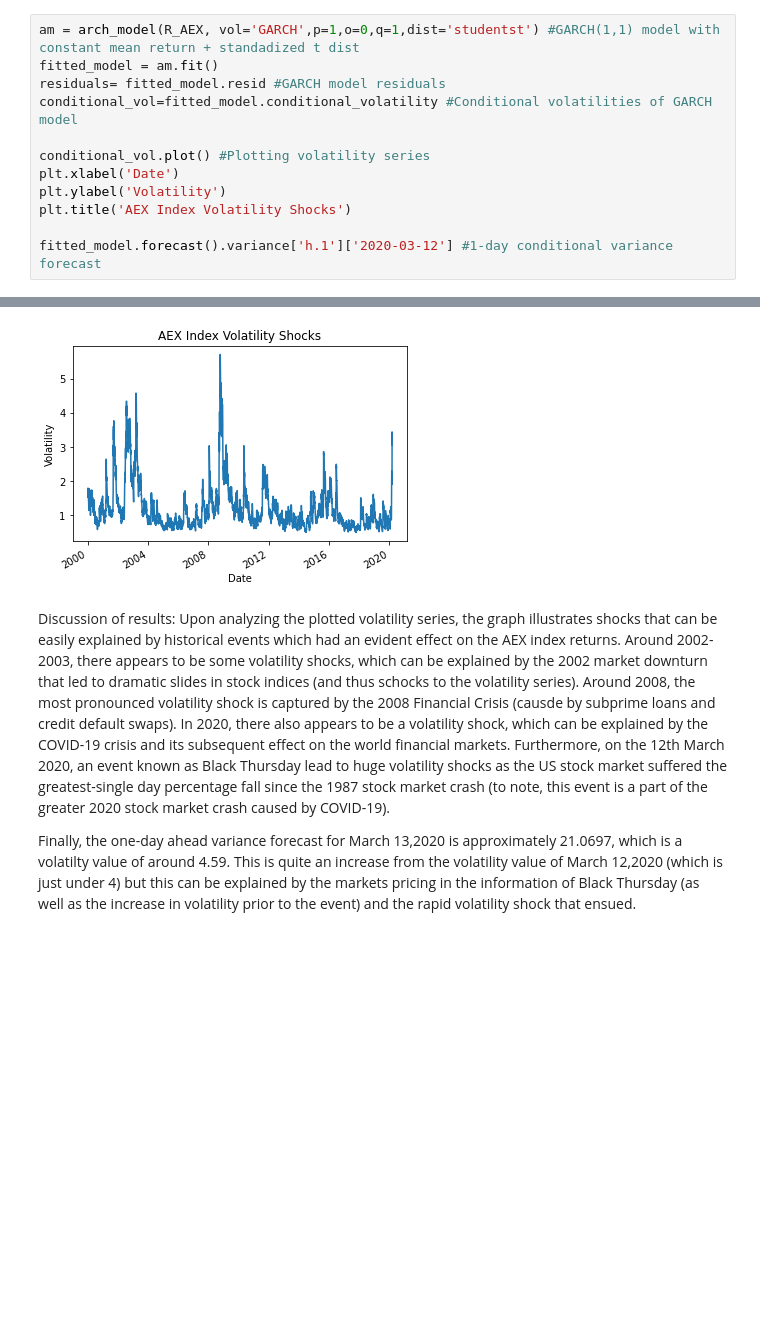
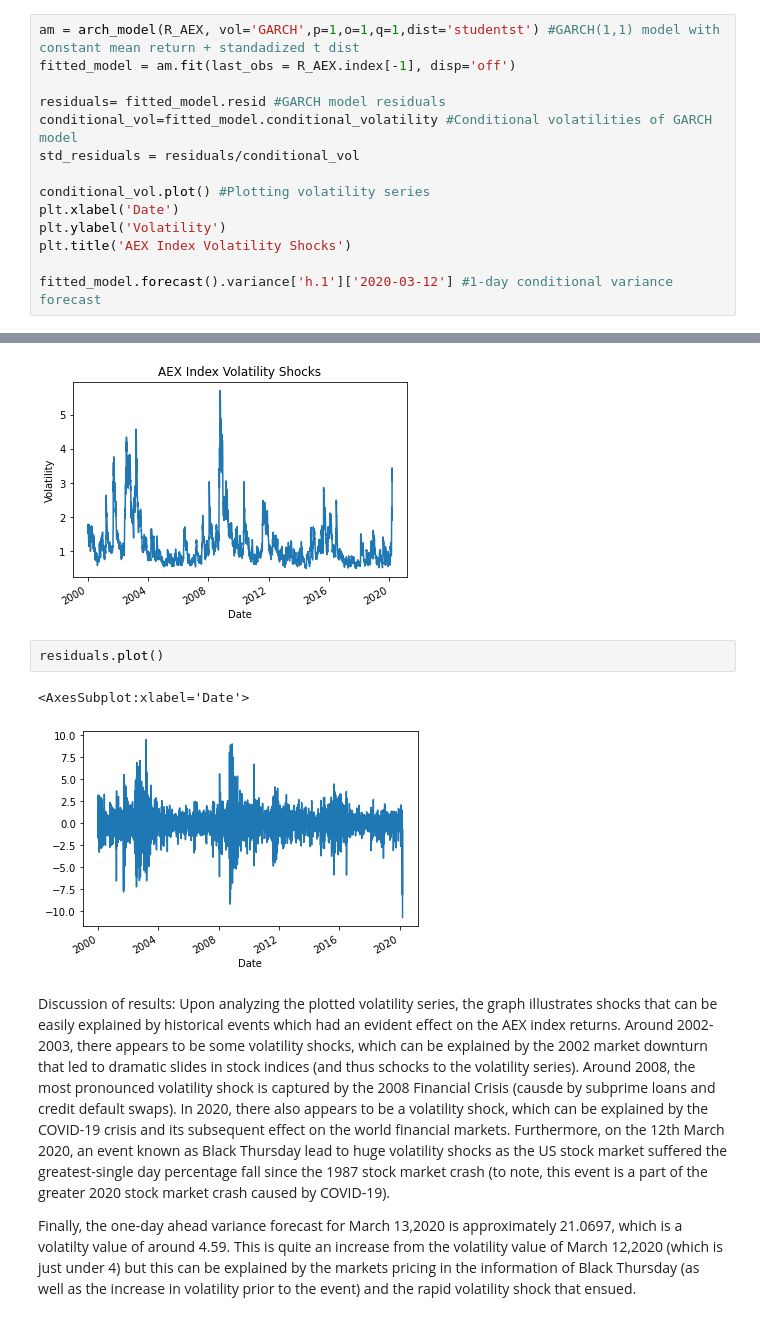
Before and after one commit to Jaykim1234/Advanced-Risk-Management, a Jupyter notebook: Group Assignments/Assignment 2/Assignment2_2022_v2.ipynb, the cells around one changed output, grey strips where cells are left out. Cells and saved outputs as stored; diff of their text form; blank space fills up the shorter version.

```diff
--- a/Group Assignments/Assignment 2/Assignment2_2022_v2.ipynb
+++ b/Group Assignments/Assignment 2/Assignment2_2022_v2.ipynb
@@ -77,10 +77,12 @@ Notes:
 * GARCH model residuals can be obtain from the `.resid` attribute belonging to the fitted model (which is generated by the `.fit()` method). Conditional volatilities can be obtained similarly from the `.conditional_volatility` attribute.
 * The 1-day conditional variance forecast (note: variance instead of volatility) can be obtained as `x.forecast().variance['h.1']['2020-03-12']`, where `x` is the fitted model object, and the dates index refers to the date the forecast is made (so here we generate a forecast at the end of 12 March and forecast one-day ahead for the date 13 March.)
 # %%
-am = arch_model(R_AEX, vol='GARCH',p=1,o=0,q=1,dist='studentst') #GARCH(1,1) model with constant mean return + standadized t dist
-fitted_model = am.fit()
+am = arch_model(R_AEX, vol='GARCH',p=1,o=1,q=1,dist='studentst') #GARCH(1,1) model with constant mean return + standadized t dist
+fitted_model = am.fit(last_obs = R_AEX.index[-1], disp='off')
+
 residuals= fitted_model.resid #GARCH model residuals
 conditional_vol=fitted_model.conditional_volatility #Conditional volatilities of GARCH model
+std_residuals = residuals/conditional_vol
 
 conditional_vol.plot() #Plotting volatility series
 plt.xlabel('Date')
@@ -119,6 +121,11 @@ to globally set reindex to True and silence this warning.
   warnings.warn(
 21.06979046661523
 [figure]
+# %%
+residuals.plot()
+# %% [output]
+<AxesSubplot:xlabel='Date'>
+[figure, added]
 # %% [markdown]
 Discussion of results: Upon analyzing the plotted volatility series, the graph illustrates shocks that can be easily  explained by historical events which had an evident effect on the AEX index returns. Around 2002-2003, there appears to be some volatility shocks, which can be explained by the 2002 market downturn that led to dramatic slides in stock indices (and thus schocks to the volatility series). Around 2008, the most pronounced volatility shock is captured by the 2008 Financial Crisis (causde by subprime loans and credit default swaps). In 2020, there also appears to be a volatility shock, which can be explained by the COVID-19 crisis and its subsequent effect on the world financial markets. Furthermore, on the 12th March 2020, an event known as Black Thursday lead to huge volatility shocks as the US stock market suffered the greatest-single day percentage fall since the 1987 stock market crash (to note, this event is a part of the greater 2020 stock market crash caused by COVID-19).
 
```
Also changed, not shown: parts of 9 cells of this notebook, 2 other files.
